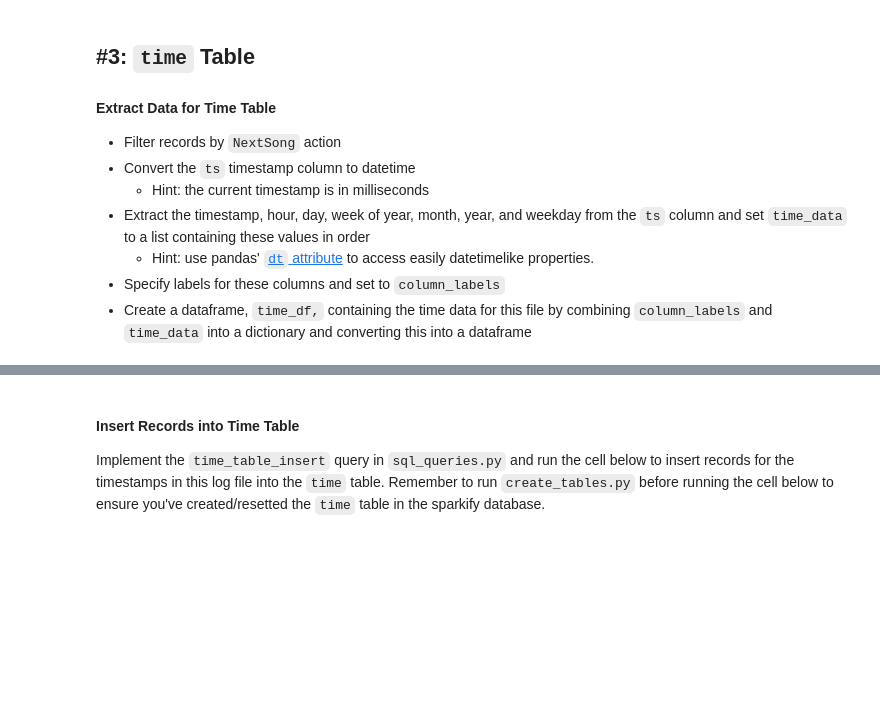
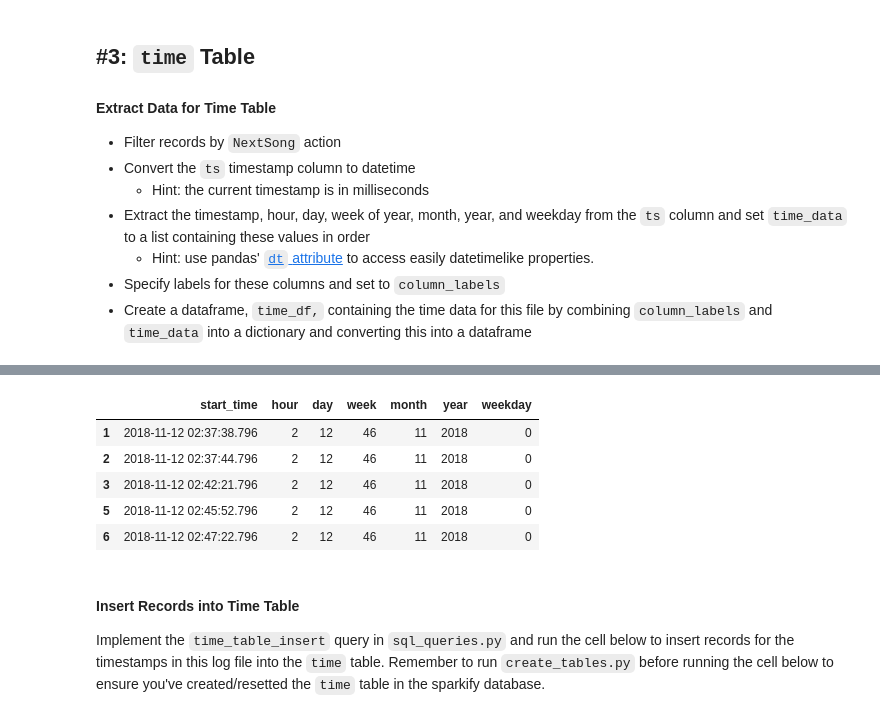
Before and after one commit to gabfr/data-engineering-nanodegree, a Jupyter notebook: 1-data-modeling/L3-Project_Data_Modeling_with_Postgres/etl.ipynb, the cells around one changed output, grey strips where cells are left out. Saved outputs shown, nothing was run; the diff lists cells and outputs as text; code cells hidden in the pictures; blank space fills up the shorter version.

```diff
--- a/1-data-modeling/L3-Project_Data_Modeling_with_Postgres/etl.ipynb
+++ b/1-data-modeling/L3-Project_Data_Modeling_with_Postgres/etl.ipynb
@@ -153,3 +158,28 @@ time_df.head()
+# %%
+# Parsing the ts column as datetime into an Series object from panda, then creating the DataFrame
+tf = pd.DataFrame({
+    'start_time': pd.to_datetime(df['ts'], unit='ms')
+})
+
+# Creating new columns
+
+tf['hour'] = tf['start_time'].dt.hour
+tf['day'] = tf['start_time'].dt.day
+tf['week'] = tf['start_time'].dt.week
+tf['month'] = tf['start_time'].dt.month
+tf['year'] = tf['start_time'].dt.year
+tf['weekday'] = tf['start_time'].dt.weekday
+
+tf = tf.drop_duplicates()
+
+tf.head()
+# %% [output]
+|  | start_time | hour | day | week | month | year | weekday |
+| 1 | 2018-11-12 02:37:38.796 | 2 | 12 | 46 | 11 | 2018 | 0 |
+| 2 | 2018-11-12 02:37:44.796 | 2 | 12 | 46 | 11 | 2018 | 0 |
+| 3 | 2018-11-12 02:42:21.796 | 2 | 12 | 46 | 11 | 2018 | 0 |
+| 5 | 2018-11-12 02:45:52.796 | 2 | 12 | 46 | 11 | 2018 | 0 |
+| 6 | 2018-11-12 02:47:22.796 | 2 | 12 | 46 | 11 | 2018 | 0 |
 # %% [markdown]
 #### Insert Records into Time Table
 Implement the `time_table_insert` query in `sql_queries.py` and run the cell below to insert records for the timestamps in this log file into the `time` table. Remember to run `create_tables.py` before running the cell below to ensure you've created/resetted the `time` table in the sparkify database.
```
Also changed, not shown: parts of 10 cells of this notebook, 1 other file.
